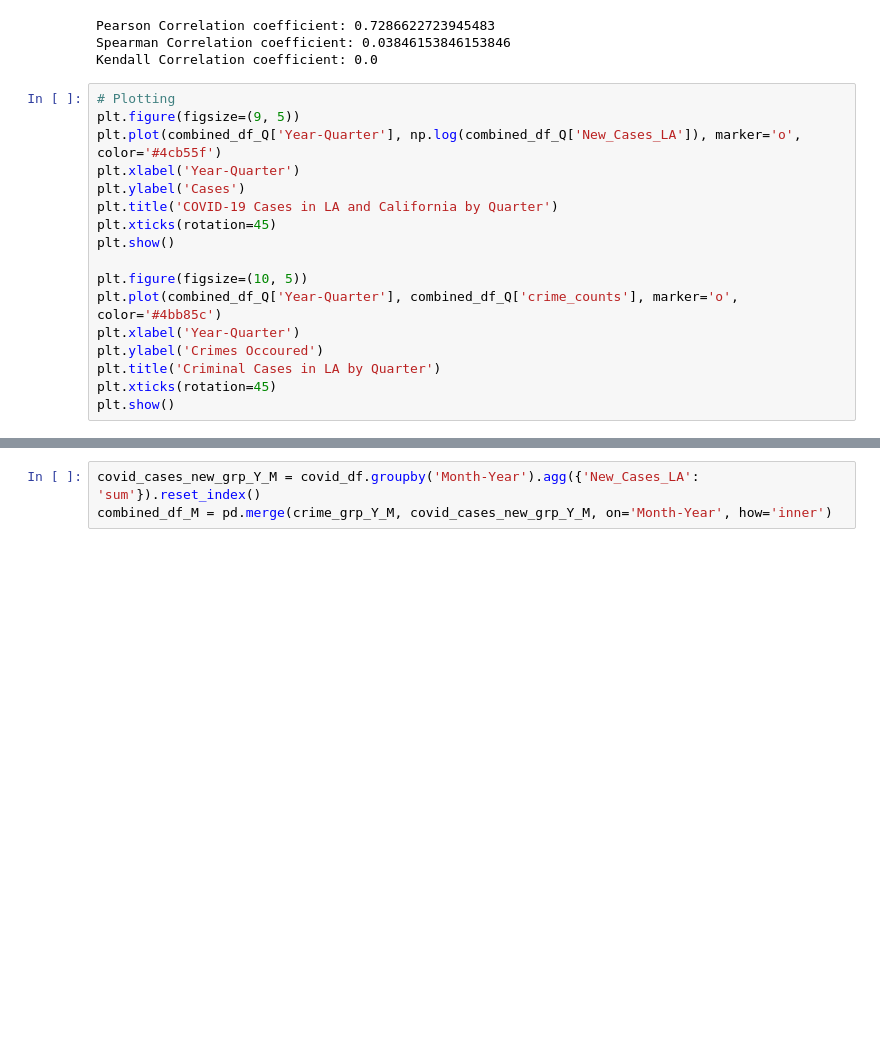
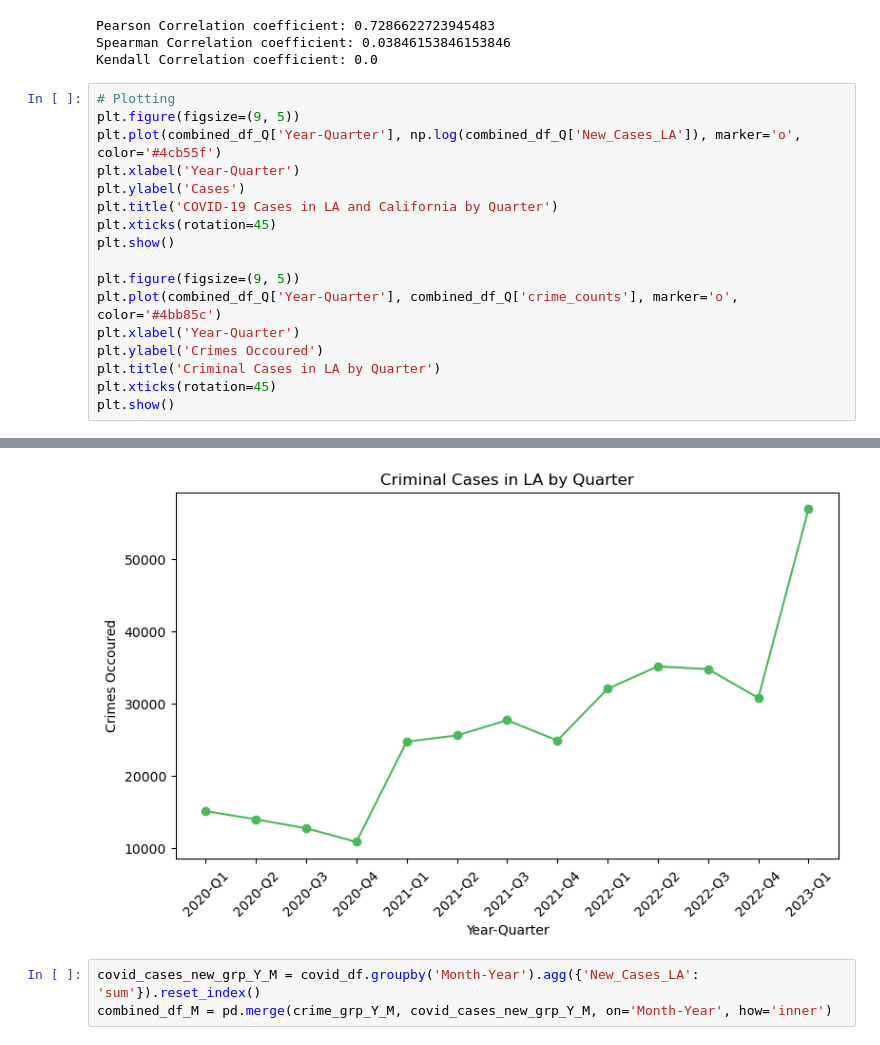
Before and after one commit to PremPrakashS/my-made-repo, a Jupyter notebook: project/report.ipynb, the cells around one changed output, grey strips where cells are left out. Cells and saved outputs as stored; diff of their text form; blank space fills up the shorter version.

```diff
--- a/project/report.ipynb
+++ b/project/report.ipynb
@@ -354,10 +354,11 @@ plt.title('COVID-19 Cases in LA and California by Quarter')
 plt.xticks(rotation=45)
 plt.show()
 
-plt.figure(figsize=(10, 5))
+plt.figure(figsize=(9, 5))
 plt.plot(combined_df_Q['Year-Quarter'], combined_df_Q['crime_counts'], marker='o', color='#4bb85c')
 plt.xlabel('Year-Quarter')
 plt.ylabel('Crimes Occoured')
 plt.title('Criminal Cases in LA by Quarter')
 plt.xticks(rotation=45)
 plt.show()
+# %% [output]
@@ -364,3 +366,4 @@ plt.show()
+[figure, added]
 # %%
 covid_cases_new_grp_Y_M = covid_df.groupby('Month-Year').agg({'New_Cases_LA': 'sum'}).reset_index()
 combined_df_M = pd.merge(crime_grp_Y_M, covid_cases_new_grp_Y_M, on='Month-Year', how='inner')
```
Also changed, not shown: parts of 1 cell of this notebook.
